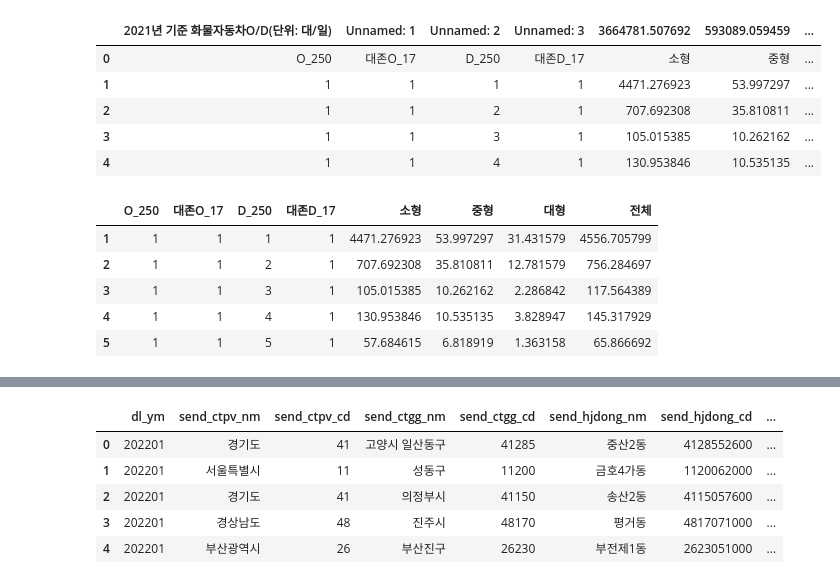
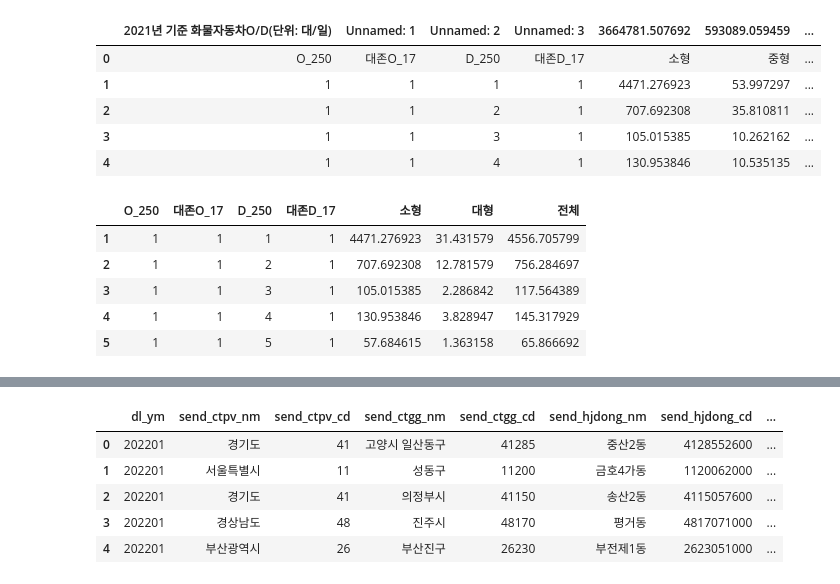
Before and after one commit to doyeonRyu/P-project, a Jupyter notebook: pt_code.ipynb, the cells around one changed output, grey strips where cells are left out. Saved outputs shown, nothing was run; the diff lists cells and outputs as text; code cells hidden in the pictures.

```diff
--- a/pt_code.ipynb
+++ b/pt_code.ipynb
@@ -27,16 +65,17 @@ car_od.head()
 # %%
 # index를 첫 번째 행 값으로 변경하기, 기존의 index는 삭제(자료 설명임)
 
 # 첫 번째 행을 index로 설정
 car_od.columns = car_od.iloc[0]  # 첫 번째 행을 열 이름으로 설정
 car_od = car_od[1:]  # 첫 번째 행 제거
 
+car_od = car_od.drop(columns=['중형'])
 # 출력
 car_od.head()
 # %% [output]
-|  | O_250 | 대존O_17 | D_250 | 대존D_17 | 소형 | 중형 | 대형 | 전체 |
-| 1 | 1 | 1 | 1 | 1 | 4471.276923 | 53.997297 | 31.431579 | 4556.705799 |
-| 2 | 1 | 1 | 2 | 1 | 707.692308 | 35.810811 | 12.781579 | 756.284697 |
-| 3 | 1 | 1 | 3 | 1 | 105.015385 | 10.262162 | 2.286842 | 117.564389 |
-| 4 | 1 | 1 | 4 | 1 | 130.953846 | 10.535135 | 3.828947 | 145.317929 |
-| 5 | 1 | 1 | 5 | 1 | 57.684615 | 6.818919 | 1.363158 | 65.866692 |
+|  | O_250 | 대존O_17 | D_250 | 대존D_17 | 소형 | 대형 | 전체 |
+| 1 | 1 | 1 | 1 | 1 | 4471.276923 | 31.431579 | 4556.705799 |
+| 2 | 1 | 1 | 2 | 1 | 707.692308 | 12.781579 | 756.284697 |
+| 3 | 1 | 1 | 3 | 1 | 105.015385 | 2.286842 | 117.564389 |
+| 4 | 1 | 1 | 4 | 1 | 130.953846 | 3.828947 | 145.317929 |
+| 5 | 1 | 1 | 5 | 1 | 57.684615 | 1.363158 | 65.866692 |
```
Also changed, not shown: parts of 40 cells of this notebook.
